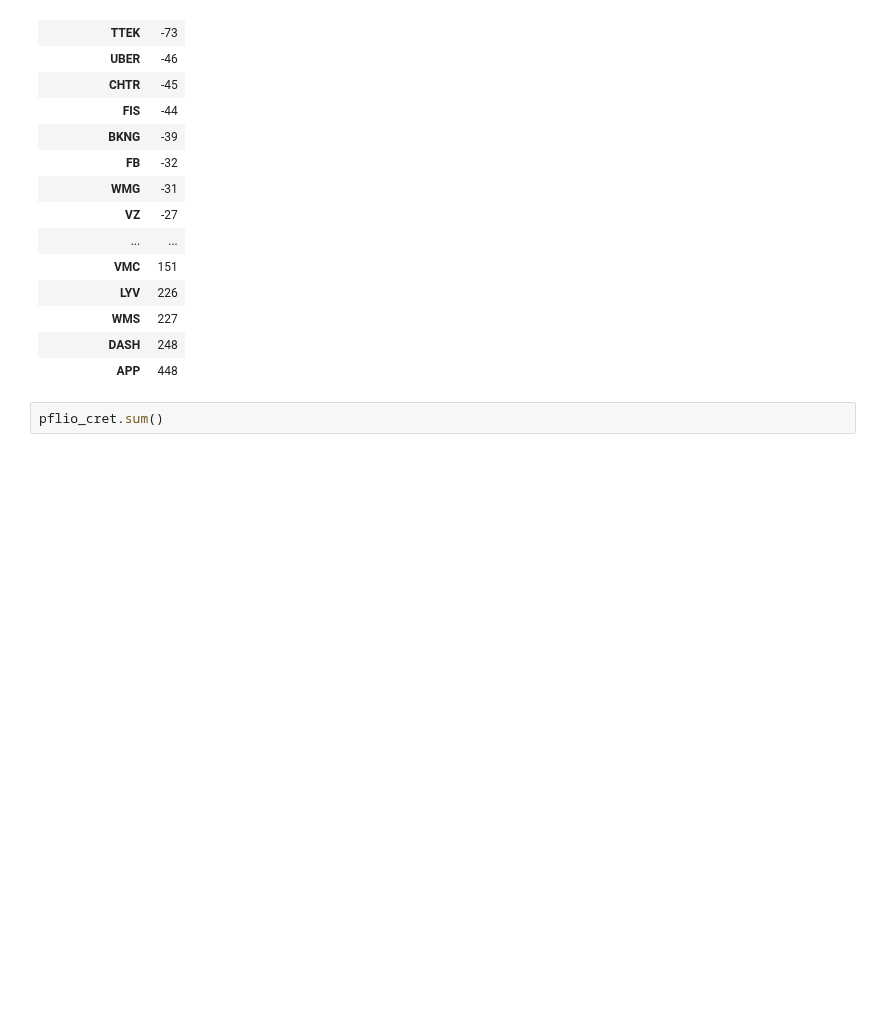
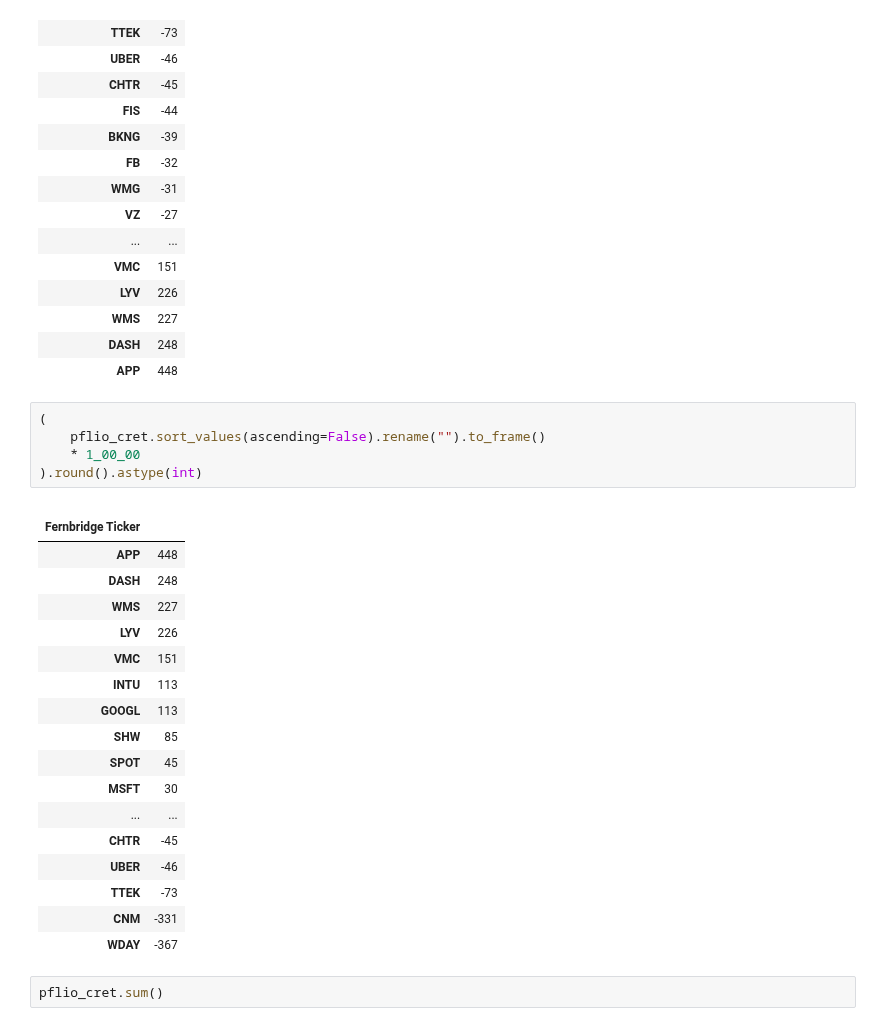
Before and after one commit to sparshsah/foggy-demo, a Jupyter notebook: demo/playground/fcm-dev-trader-case.ipynb, the cells around one changed output. Cells and saved outputs as stored; diff of their text form; blank space fills up the shorter version.

```diff
--- a/demo/playground/fcm-dev-trader-case.ipynb
+++ b/demo/playground/fcm-dev-trader-case.ipynb
@@ -501,6 +501,30 @@ pflio_cret = pflio_cret.loc[
 | WMS | 227 |
 | DASH | 248 |
 | APP | 448 |
+# %%
+(
+    pflio_cret.sort_values(ascending=False).rename("").to_frame()
+    * 1_00_00
+).round().astype(int)
+# %% [output]
+|  |  |
+| Fernbridge Ticker |  |
+| APP | 448 |
+| DASH | 248 |
+| WMS | 227 |
+| LYV | 226 |
+| VMC | 151 |
+| INTU | 113 |
+| GOOGL | 113 |
+| SHW | 85 |
+| SPOT | 45 |
+| MSFT | 30 |
+| ... | ... |
+| CHTR | -45 |
+| UBER | -46 |
+| TTEK | -73 |
+| CNM | -331 |
+| WDAY | -367 |
 # %%
 pflio_cret.sum()
 # %% [output]
```
